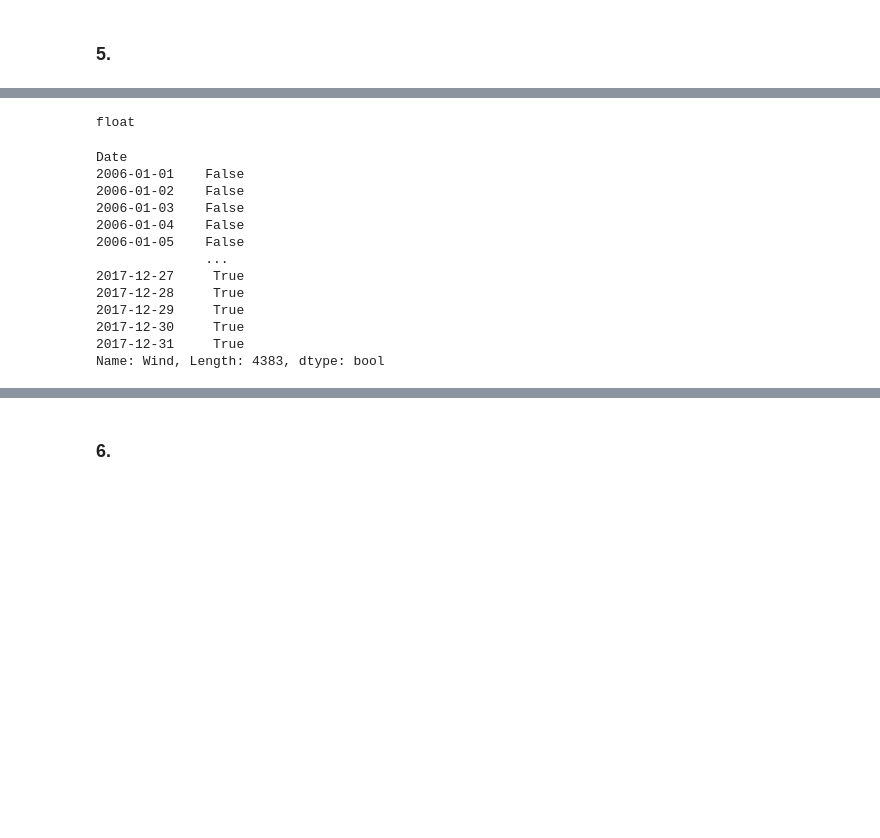
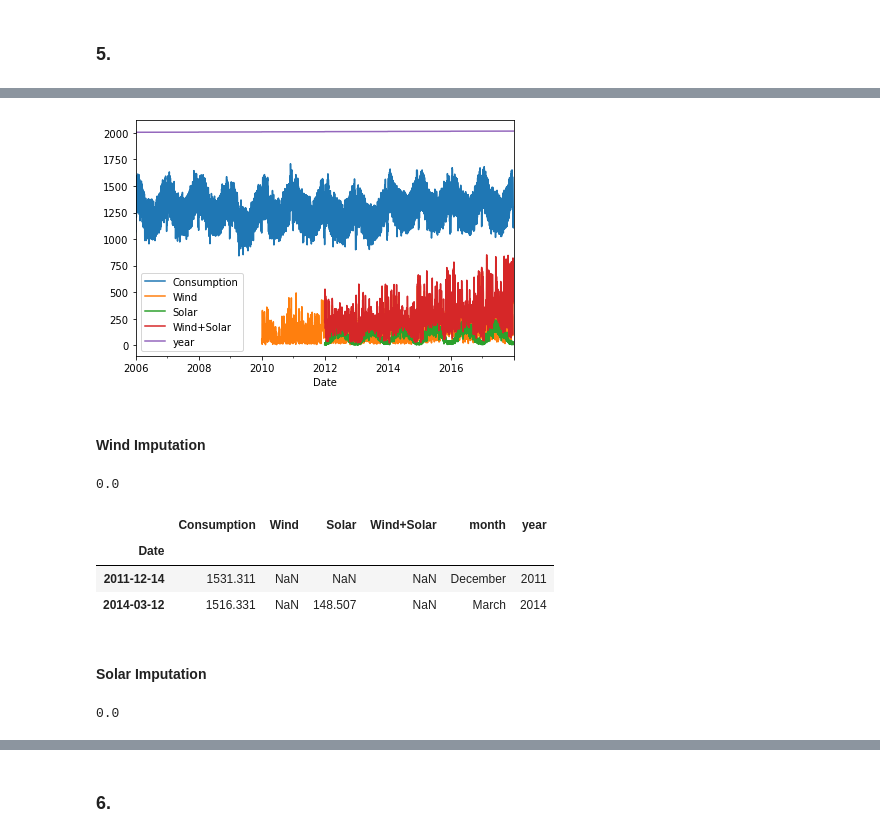
Before and after one commit to adam-talbot/time-series-exercises, a Jupyter notebook: prepare_exercises.ipynb, the cells around one changed output, grey strips where cells are left out. Drawn from its saved outputs; the diff is of its cells as text; code cells hidden in the pictures; blank space fills up the shorter version.

```diff
--- a/prepare_exercises.ipynb
+++ b/prepare_exercises.ipynb
@@ -246,20 +212,12 @@ np.is
-# %%
-type(np.NaN)
-# %% [output]
-float
-# %%
-np.isnan(df.Wind) == False
-# %% [output]
-Date
-2006-01-01    False
-2006-01-02    False
-2006-01-03    False
-2006-01-04    False
-2006-01-05    False
-              ...
-2017-12-27     True
-2017-12-28     True
-2017-12-29     True
-2017-12-30     True
-2017-12-31     True
-Name: Wind, Length: 4383, dtype: bool
+# %%
+df.plot()
+plt.tight_layout();
+# %% [output]
+[figure, added]
+# %% [markdown]
+#### Wind Imputation
+# %%
+# let's see if there are any values for wind before 2010
+df.Wind[df.year < 2010].sum()
+# %% [output]
+0.0
@@ -265,0 +228,8 @@ Name: Wind, Length: 4383, dtype: bool
+# %%
+# lets took a look at rows in wind column where a null remains
+df[np.isnan(df.Wind)]
+# %% [output]
+|  | Consumption | Wind | Solar | Wind+Solar | month | year |
+| Date |  |  |  |  |  |  |
+| 2011-12-14 | 1531.311 | NaN | NaN | NaN | December | 2011 |
+| 2014-03-12 | 1516.331 | NaN | 148.507 | NaN | March | 2014 |
@@ -265,0 +242,7 @@ Name: Wind, Length: 4383, dtype: bool
+# %% [markdown]
+#### Solar Imputation
+# %%
+# let's see if there are any values for solar before 2012
+df.Solar[df.year < 2012].sum()
+# %% [output]
+0.0
```
Also changed, not shown: parts of 28 cells of this notebook, 1 other file.
